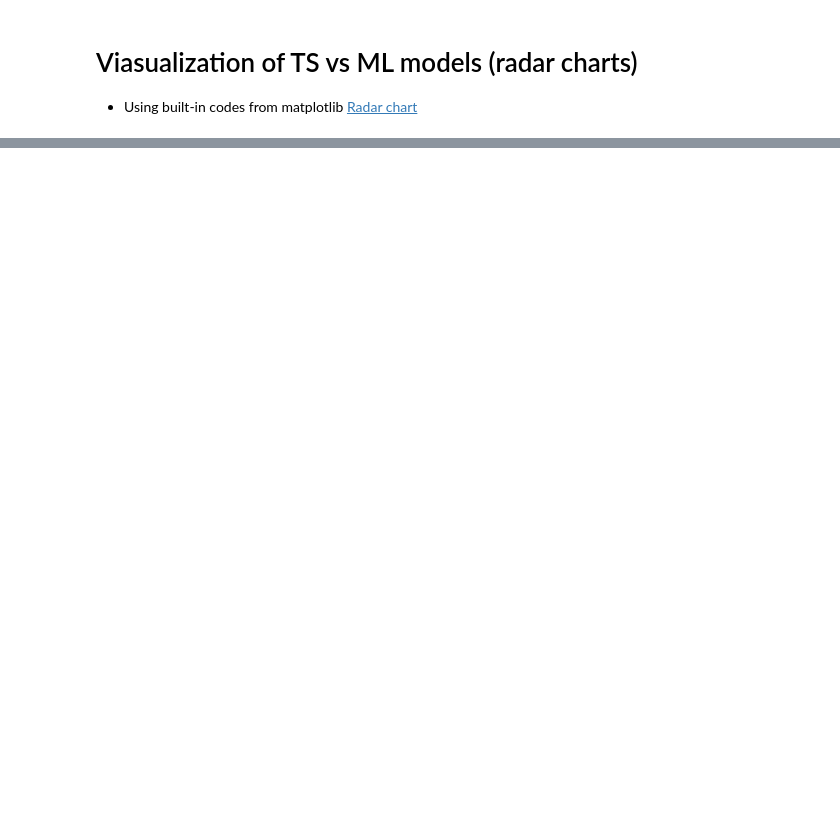
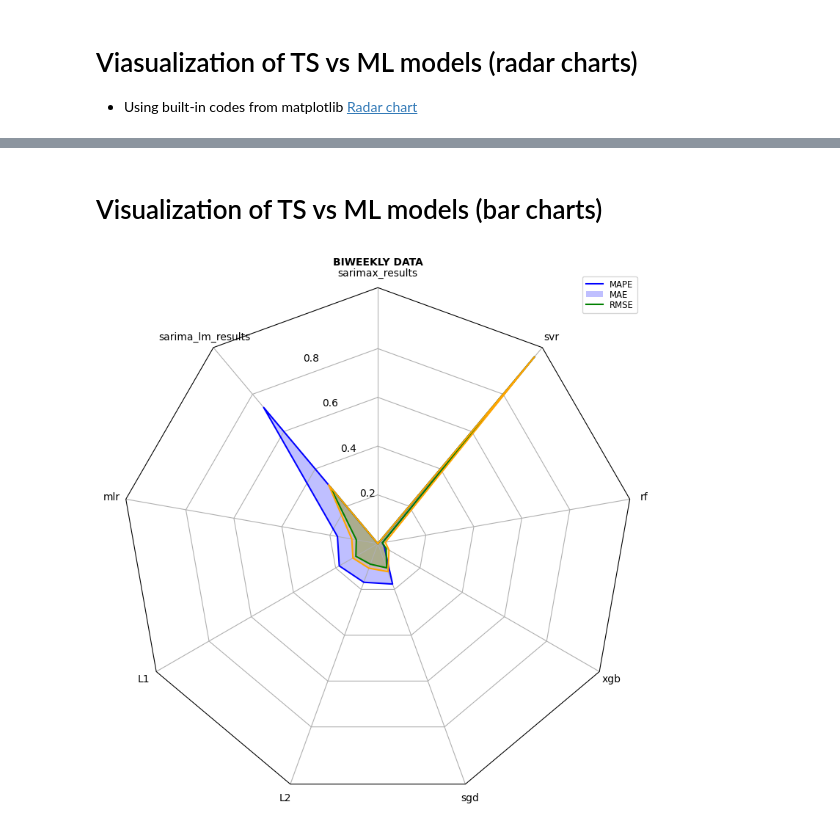
Before and after one commit to robredomikel/arimax_ts, a Jupyter notebook: codes/visualization.ipynb, the cells around one changed output, grey strips where cells are left out. Cells and saved outputs as stored; diff of their text form; code cells hidden in the pictures; blank space fills up the shorter version.

```diff
--- a/codes/visualization.ipynb
+++ b/codes/visualization.ipynb
@@ -375,0 +507,6 @@ plt.show()
+# %% [markdown]
+# Visualization of TS vs ML models (bar charts)
+# %%
+fig, ax1 = plt.subplots(figsize=(9, 9))
+# %% [output]
+[figure, added]
```
Also changed, not shown: parts of 16 cells of this notebook.
